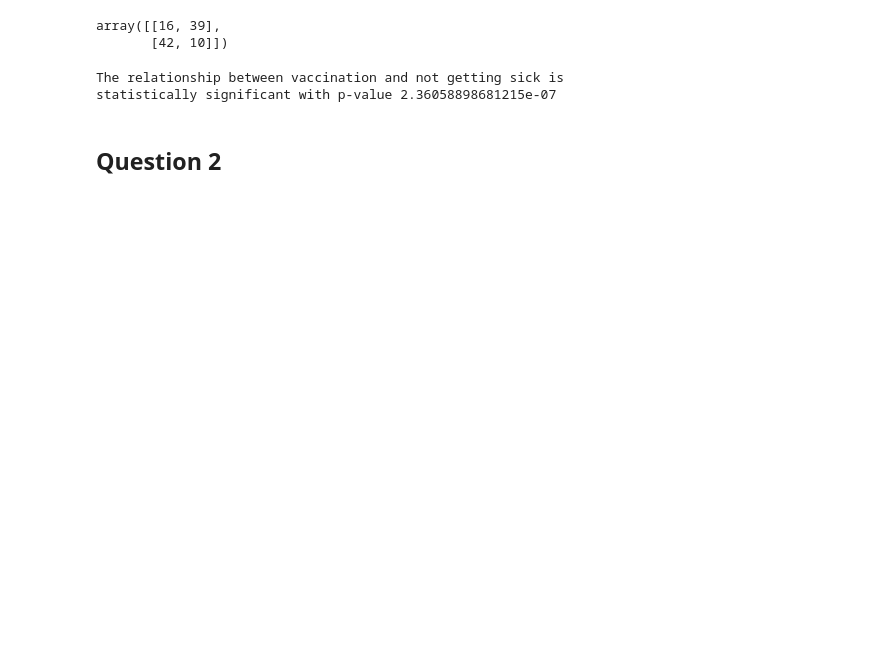
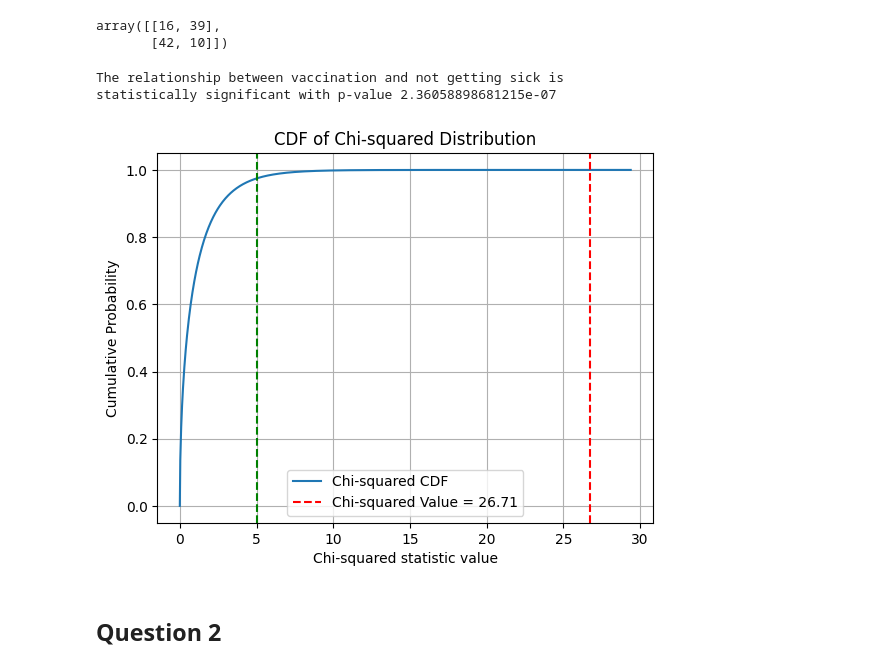
Before and after one commit to SpyrosAlvanakis/Biostatistics, a Jupyter notebook: Biostatistics_assignment_1.ipynb, the cells around one changed output. Saved outputs shown, nothing was run; the diff lists cells and outputs as text; code cells hidden in the pictures; blank space fills up the shorter version.

```diff
--- a/Biostatistics_assignment_1.ipynb
+++ b/Biostatistics_assignment_1.ipynb
@@ -185,11 +228,11 @@ $$
 # %%
-data = np.array([[16, 39], [42, 10]])
+data = np.array([got_sick, didnt_get_sick])
 data
 # %% [output]
 array([[16, 39],
        [42, 10]])
 # %%
-_, pvalue, _, _ = chi2_contingency(data)
+x_val, pvalue, _, _ = chi2_contingency(data)
 
 if pvalue < 0.05:
     print(f"""The relationship between vaccination and not getting sick is
@@ -200,5 +243,25 @@ between vaccination and not getting sick. p-value = {pvalue}""")
 # %% [output]
 The relationship between vaccination and not getting sick is
 statistically significant with p-value 2.36058898681215e-07
+# %%
+a = 0.05
+df = 1  # degrees of freedom; for a 2x2 contingency table it's (2-1)(2-1) = 1
+crit_val = chi2.ppf(1 - a/2, df)  # Two-tailed test, so a/2
+
+x = np.linspace(0, x_val*1.1, 1000)
+y = chi2.cdf(x, df)
+
+plt.plot(x, y, label="Chi-squared CDF")
+
+plt.axvline(x=x_val, color='red', linestyle='--', label=f'Chi-squared Value = {x_val:.2f}')
+plt.axvline(x=crit_val, color='green', linestyle='--')
+plt.title('CDF of Chi-squared Distribution')
+plt.xlabel('Chi-squared statistic value')
+plt.ylabel('Cumulative Probability')
+plt.legend()
+plt.grid(True)
+plt.show()
+# %% [output]
+[figure, added]
 # %% [markdown]
 ## Question 2
```
Also changed, not shown: parts of 6 cells of this notebook.
